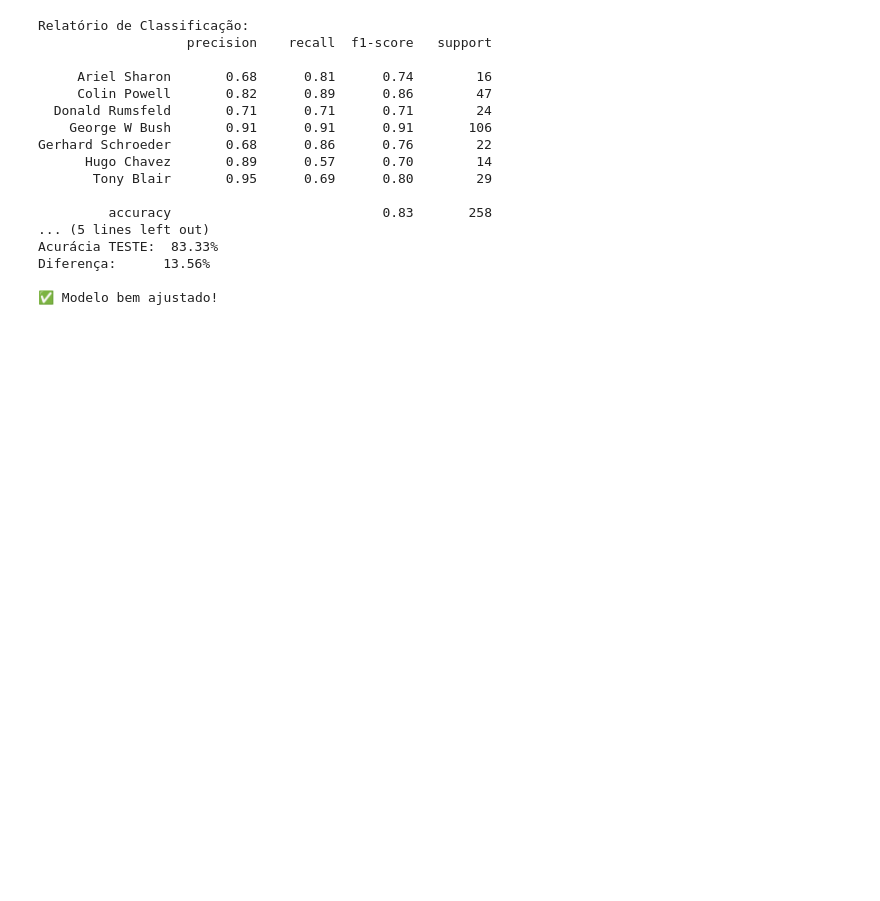
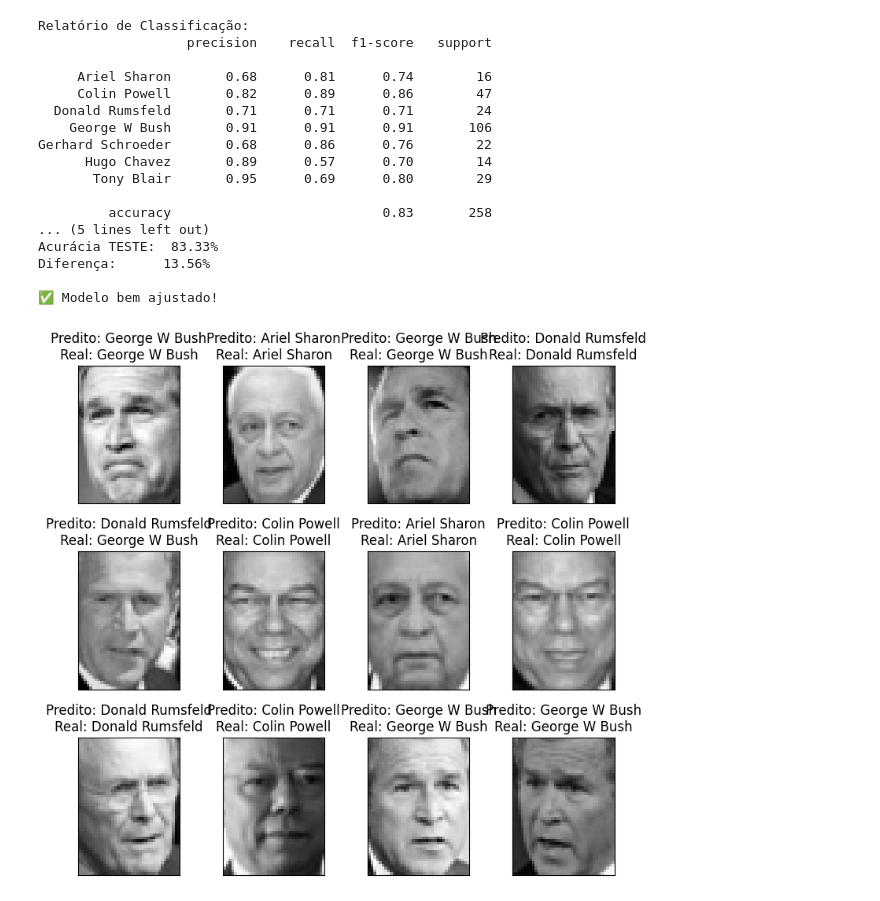
Before and after one commit to efraimmf/INTC-facial-detection-recognition, a Jupyter notebook: main.ipynb, the cells around one changed output. Saved outputs shown, nothing was run; the diff lists cells and outputs as text; code cells hidden in the pictures; blank space fills up the shorter version.

Commit message:
feat: add visualization of predictions in face recognition model with plot_gallery function

```diff
--- a/main.ipynb
+++ b/main.ipynb
@@ -212,3 +212,28 @@ Acurácia TESTE:  83.33%
 Diferença:      13.56%
 
 ✅ Modelo bem ajustado!
+# %%
+# Visualizar algumas predições
+def plot_gallery(images, titles, h, w, n_row=3, n_col=4):
+    plt.figure(figsize=(1.8 * n_col, 2.4 * n_row))
+    plt.subplots_adjust(bottom=0, left=.01, right=.99, top=.90, hspace=.35)
+    for i in range(n_row * n_col):
+        plt.subplot(n_row, n_col, i + 1)
+        plt.imshow(images[i].reshape((h, w)), cmap='gray')
+        plt.title(titles[i], size=12)
+        plt.xticks(())
+        plt.yticks(())
+
+# Selecionar algumas amostras do teste
+n_samples_to_show = 12
+indices = np.random.choice(len(X_test), n_samples_to_show, replace=False)
+
+prediction_titles = [
+    f'Predito: {target_names[y_pred[i]]}\nReal: {target_names[y_test[i]]}'
+    for i in indices
+]
+
+plot_gallery(X_test[indices], prediction_titles, h, w)
+plt.show()
+# %% [output]
+[figure, added]
```
